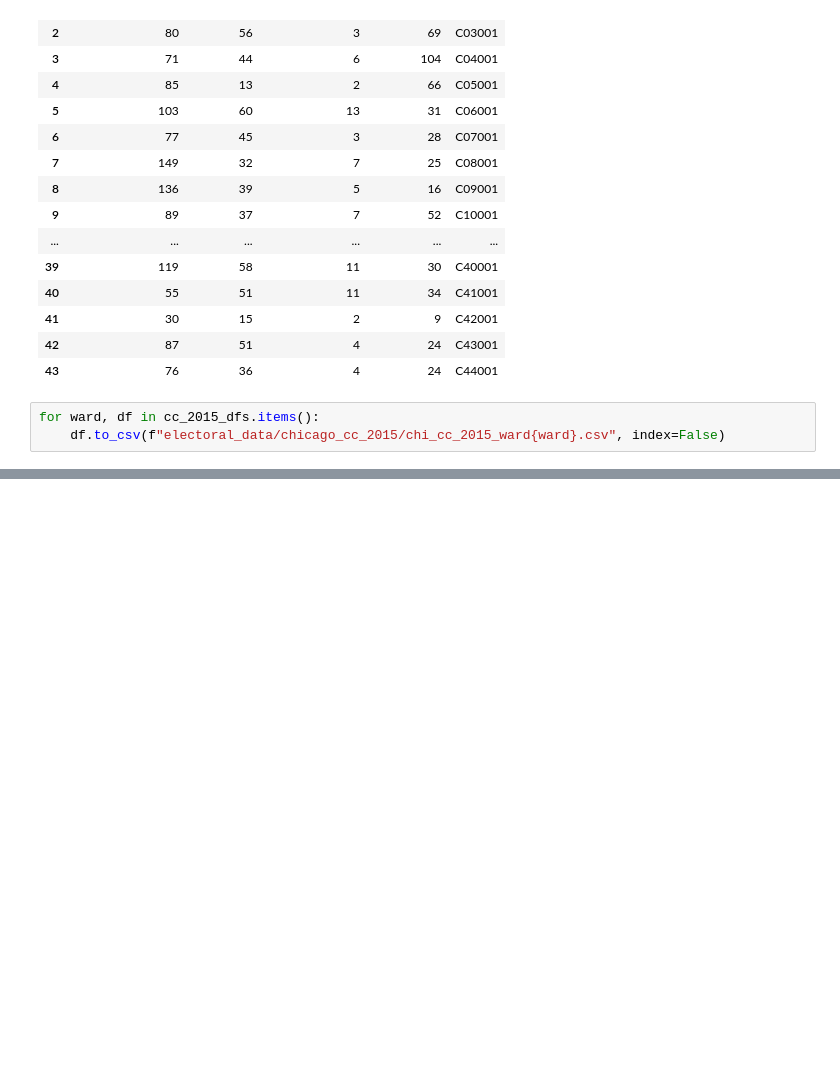
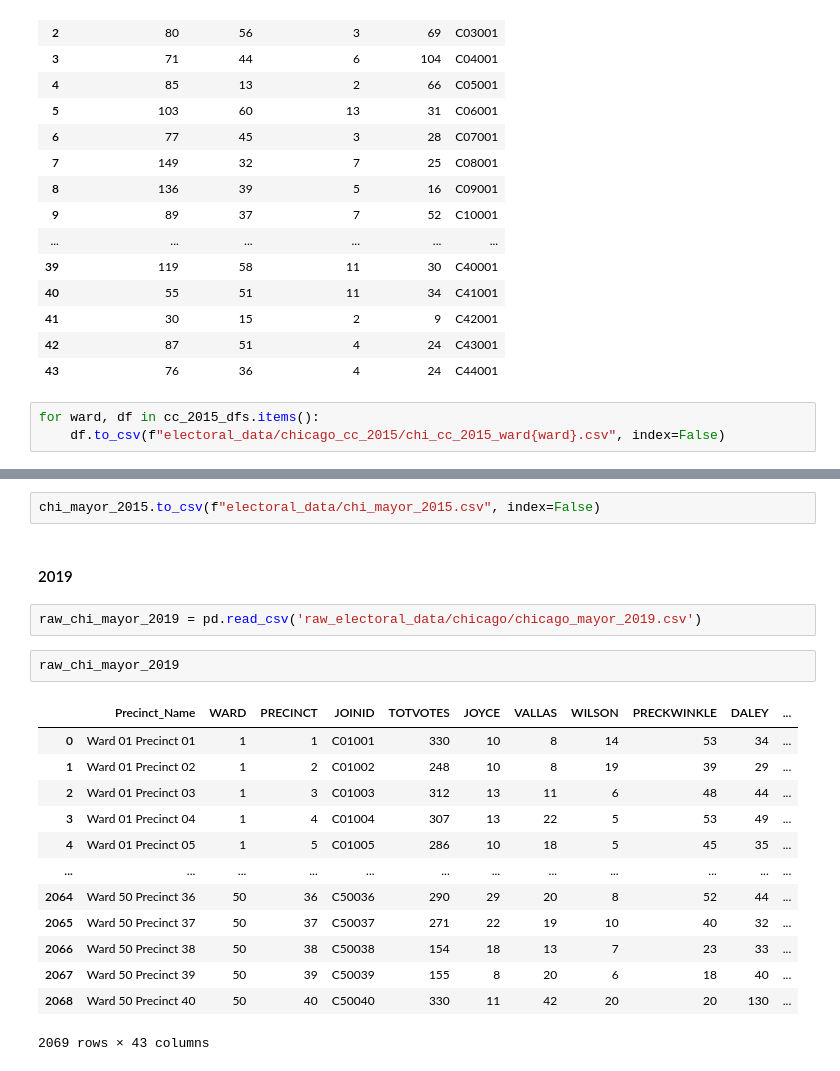
Before and after one commit to hangulu/thesis, a Jupyter notebook: code/data_cleaning.ipynb, the cells around one changed output, grey strips where cells are left out. Saved outputs shown, nothing was run; the diff lists cells and outputs as text; blank space fills up the shorter version.

Commit message:
finish data cleaning for Chicago

```diff
--- a/code/data_cleaning.ipynb
+++ b/code/data_cleaning.ipynb
@@ -317,0 +404,22 @@ for ward, df in cc_2015_dfs.items():
+# %%
+chi_mayor_2015.to_csv(f"electoral_data/chi_mayor_2015.csv", index=False)
+# %% [markdown]
+#### 2019
+# %%
+raw_chi_mayor_2019 = pd.read_csv('raw_electoral_data/chicago/chicago_mayor_2019.csv')
+# %%
+raw_chi_mayor_2019
+# %% [output]
+|  | Precinct_Name | WARD | PRECINCT | JOINID | TOTVOTES | JOYCE | VALLAS | WILSON | PRECKWINKLE | DALEY | ... |
+| 0 | Ward 01 Precinct 01 | 1 | 1 | C01001 | 330 | 10 | 8 | 14 | 53 | 34 | ... |
+| 1 | Ward 01 Precinct 02 | 1 | 2 | C01002 | 248 | 10 | 8 | 19 | 39 | 29 | ... |
+| 2 | Ward 01 Precinct 03 | 1 | 3 | C01003 | 312 | 13 | 11 | 6 | 48 | 44 | ... |
+| 3 | Ward 01 Precinct 04 | 1 | 4 | C01004 | 307 | 13 | 22 | 5 | 53 | 49 | ... |
+| 4 | Ward 01 Precinct 05 | 1 | 5 | C01005 | 286 | 10 | 18 | 5 | 45 | 35 | ... |
+| ... | ... | ... | ... | ... | ... | ... | ... | ... | ... | ... | ... |
+| 2064 | Ward 50 Precinct 36 | 50 | 36 | C50036 | 290 | 29 | 20 | 8 | 52 | 44 | ... |
+| 2065 | Ward 50 Precinct 37 | 50 | 37 | C50037 | 271 | 22 | 19 | 10 | 40 | 32 | ... |
+| 2066 | Ward 50 Precinct 38 | 50 | 38 | C50038 | 154 | 18 | 13 | 7 | 23 | 33 | ... |
+| 2067 | Ward 50 Precinct 39 | 50 | 39 | C50039 | 155 | 8 | 20 | 6 | 18 | 40 | ... |
+| 2068 | Ward 50 Precinct 40 | 50 | 40 | C50040 | 330 | 11 | 42 | 20 | 20 | 130 | ... |
+2069 rows × 43 columns
```
Also changed, not shown: parts of 20 cells of this notebook, 3 other files.
